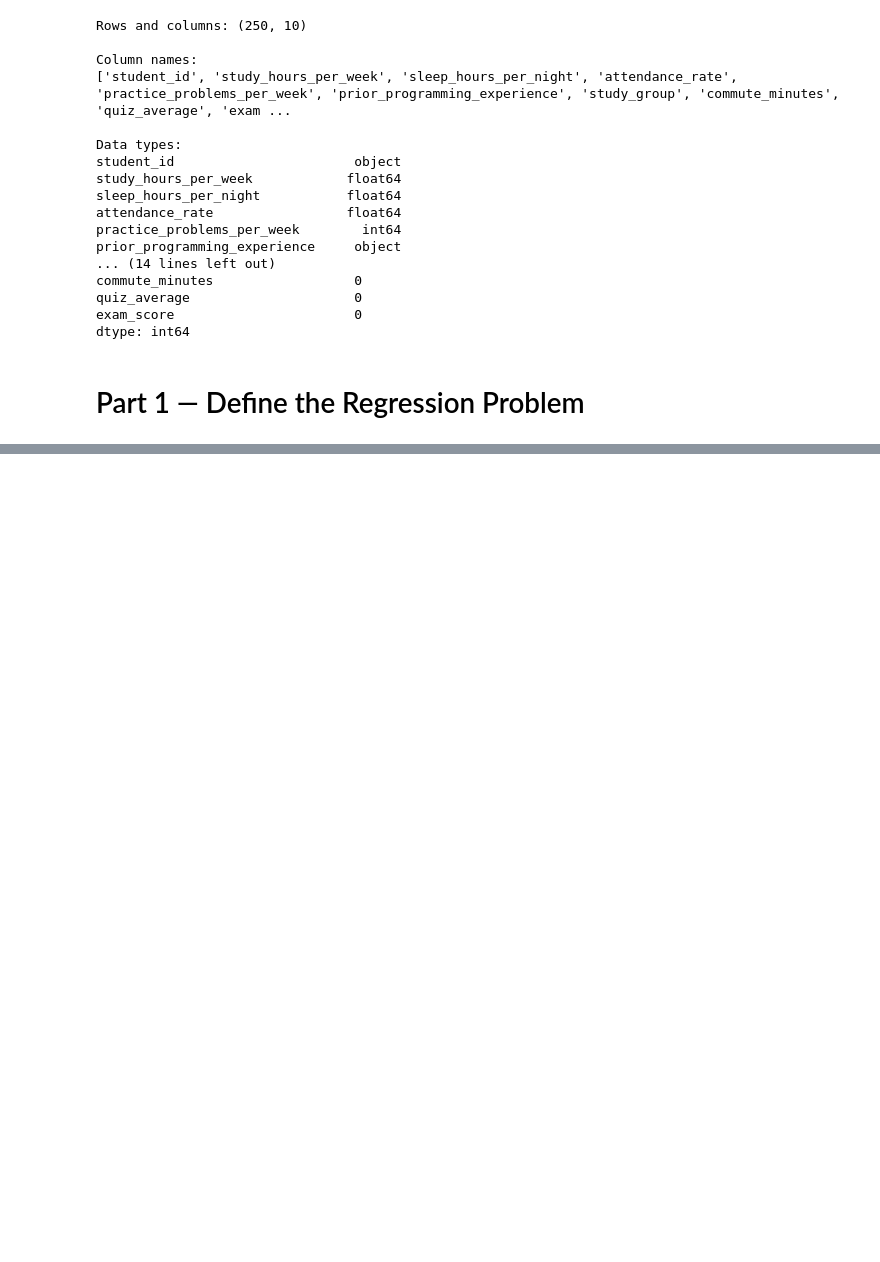
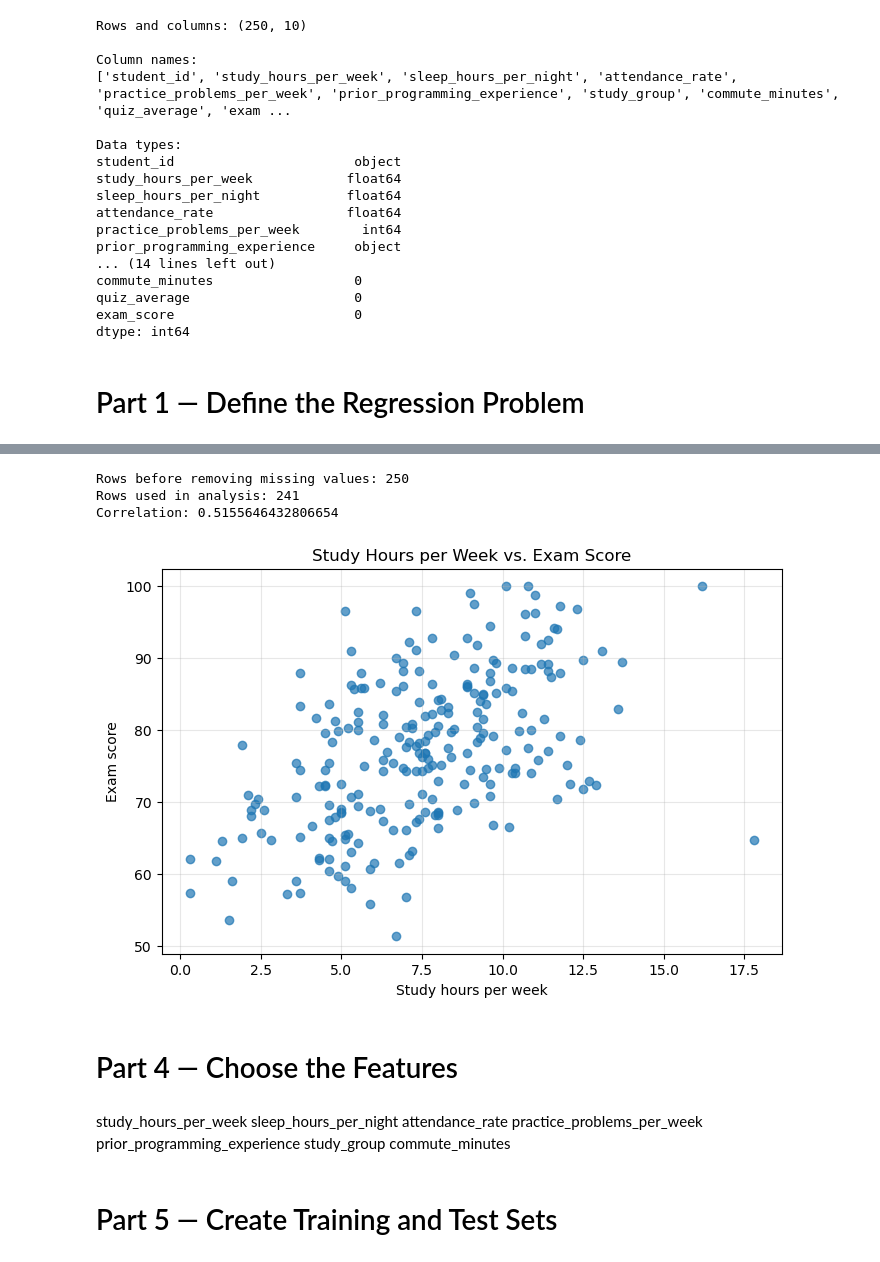
Before and after one commit to Ganga0506/cse4095, a Jupyter notebook: assignment9/student_habits_regression_modelerror.ipynb, the cells around one changed output, grey strips where cells are left out. Drawn from its saved outputs; the diff is of its cells as text; code cells hidden in the pictures; blank space fills up the shorter version.

```diff
--- a/assignment9/student_habits_regression_modelerror.ipynb
+++ b/assignment9/student_habits_regression_modelerror.ipynb
@@ -45,0 +121,34 @@ dtype: int64
+# %%
+# Keep only rows with values for both variables used below
+study_exam = df[['study_hours_per_week', 'exam_score']].dropna()
+
+print('Rows before removing missing values:', len(df))
+print('Rows used in analysis:', len(study_exam))
+
+correlation = study_exam['study_hours_per_week'].corr(study_exam['exam_score'])
+print('Correlation:', correlation)
+
+plt.figure(figsize=(8, 5))
+plt.scatter(study_exam['study_hours_per_week'], study_exam['exam_score'], alpha=0.7)
+plt.title('Study Hours per Week vs. Exam Score')
+plt.xlabel('Study hours per week')
+plt.ylabel('Exam score')
+plt.grid(alpha=0.3)
+plt.show()
+# %% [output]
+Rows before removing missing values: 250
+Rows used in analysis: 241
+Correlation: 0.5155646432806654
+[figure, added]
+# %% [markdown]
+# Part 4 — Choose the Features
+# %% [markdown]
+study_hours_per_week
+sleep_hours_per_night
+attendance_rate
+practice_problems_per_week
+prior_programming_experience
+study_group
+commute_minutes
+# %% [markdown]
+# Part 5 — Create Training and Test Sets
```
Also changed, not shown: parts of 50 cells of this notebook, 1 other file.
